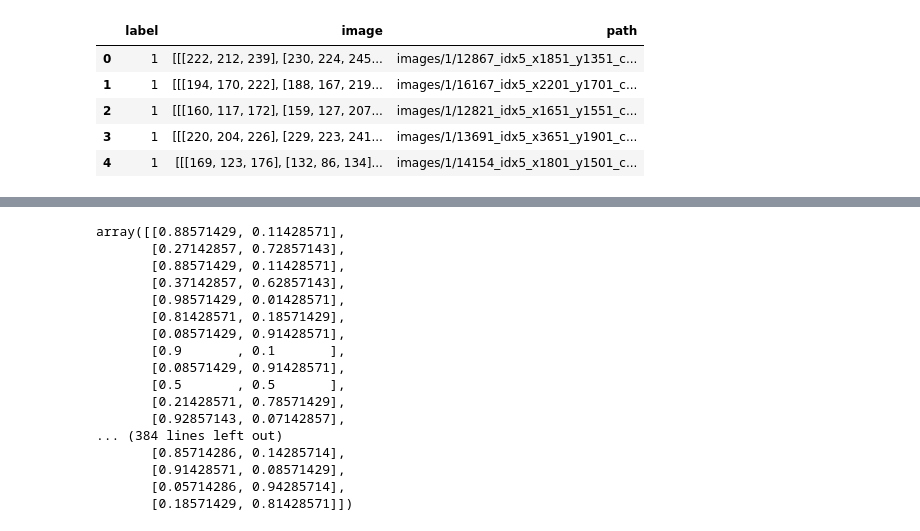
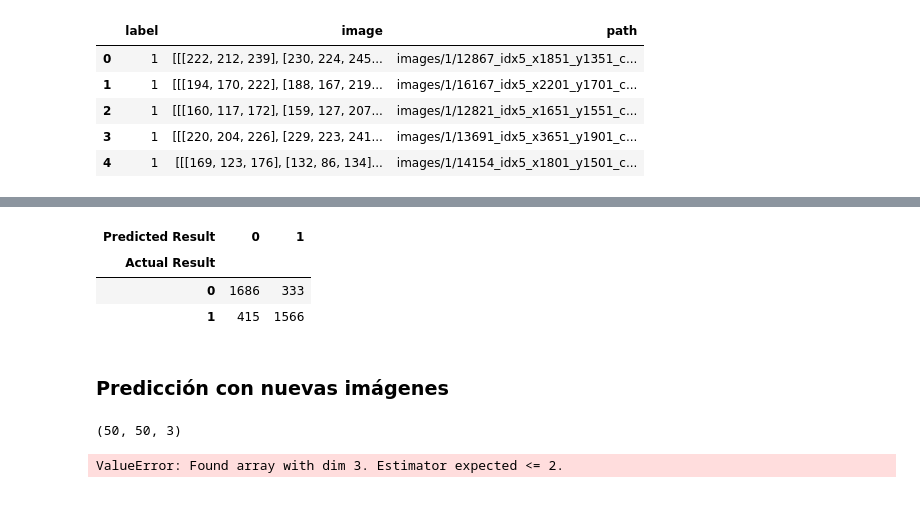
Before and after one commit to cprietosegura/Breast-Cancer-Detector-Model, a Jupyter notebook: randomforestclassifier.ipynb, the cells around one changed output, grey strips where cells are left out. Cells and saved outputs as stored; diff of their text form; code cells hidden in the pictures; blank space fills up the shorter version.

```diff
--- a/randomforestclassifier.ipynb
+++ b/randomforestclassifier.ipynb
@@ -150,20 +168,9 @@ plt.legend(["AUC: {}".format(round(roc_auc_score(y_test, y_score[:,1]),2))])
-# %%
-y_score
-# %% [output]
-array([[0.88571429, 0.11428571],
-       [0.27142857, 0.72857143],
-       [0.88571429, 0.11428571],
-       [0.37142857, 0.62857143],
-       [0.98571429, 0.01428571],
-       [0.81428571, 0.18571429],
-       [0.08571429, 0.91428571],
-       [0.9       , 0.1       ],
-       [0.08571429, 0.91428571],
-       [0.5       , 0.5       ],
-       [0.21428571, 0.78571429],
-       [0.92857143, 0.07142857],
-... (384 lines left out)
-       [0.85714286, 0.14285714],
-       [0.91428571, 0.08571429],
-       [0.05714286, 0.94285714],
-       [0.18571429, 0.81428571]])
+# %%
+pd.crosstab(y_test, clf_pred, rownames=['Actual Result'], colnames=['Predicted Result'])
+# %% [output]
+| Predicted Result | 0 | 1 |
+| Actual Result |  |  |
+| 0 | 1686 | 333 |
+| 1 | 415 | 1566 |
+# %% [markdown]
+### Predicción con nuevas imágenes
@@ -169,0 +190,15 @@ array([[0.88571429, 0.11428571],
+# %%
+path='./images/16896_idx5_x201_y1051_class1.png'
+
+
+
+image = cv2.imread(path)
+resized = cv2.resize(image,(50,50), interpolation=cv2.INTER_CUBIC)
+#pred_nueva=clf.predict(resized)
+resized.shape
+# %% [output]
+(50, 50, 3)
+# %%
+pred=predictNewImage('./images/16896_idx5_x201_y1051_class1.png')
+# %% [output]
+ValueError: Found array with dim 3. Estimator expected <= 2.
```
Also changed, not shown: parts of 21 cells of this notebook.
